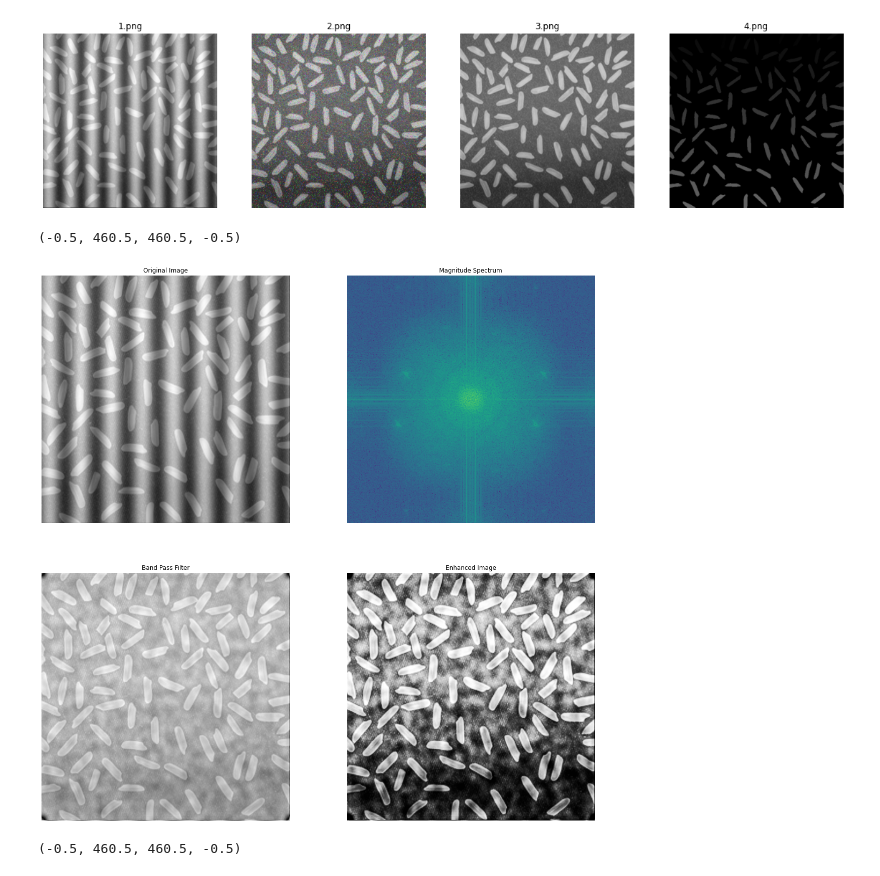
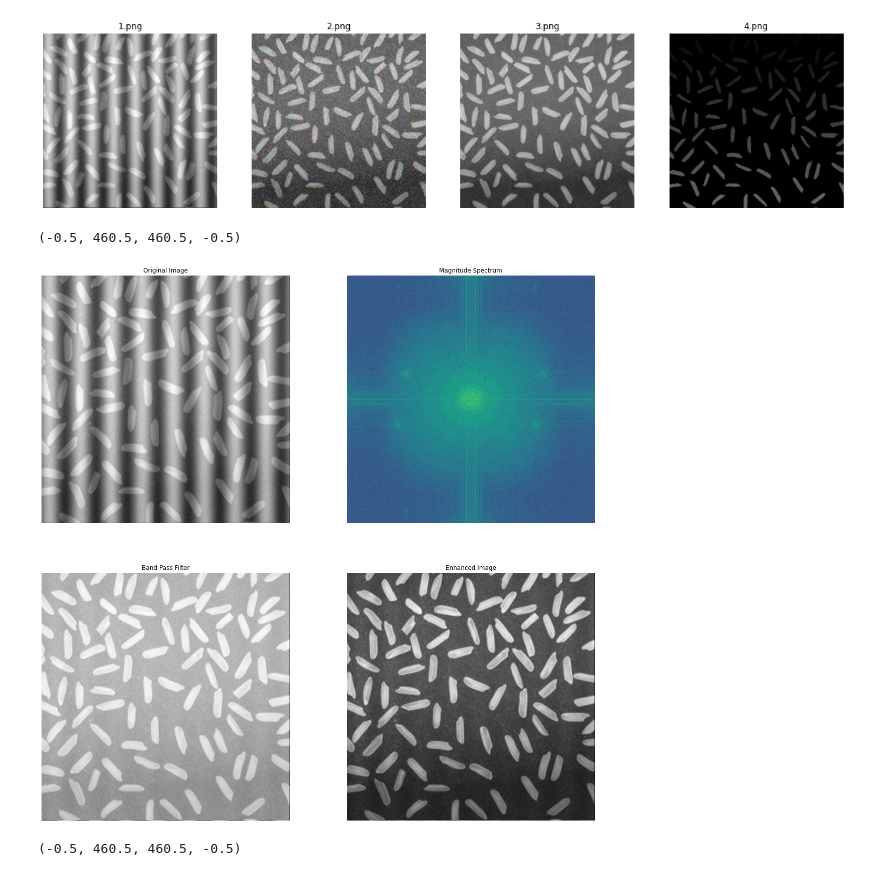
Before and after one commit to dominhkhoi2002/RiceCounting, a Jupyter notebook: Ex1/Ex1.ipynb, the cells around one changed output. Saved outputs shown, nothing was run; the diff lists cells and outputs as text; code cells hidden in the pictures.

```diff
--- a/Ex1/Ex1.ipynb
+++ b/Ex1/Ex1.ipynb
@@ -42,46 +42,40 @@ def bandpass_filter(img):
 
     for i in range(fshift.shape[0]):
         for j in range(fshift.shape[1]):
-            if i>fshift.shape[0]/4 and j>fshift.shape[1]/4 and fshift[i,j]>avg**2 and fshift[i,j]<max:
+            if i>fshift.shape[0]/4 and j>fshift.shape[1]/4 and fshift[i,j]>max/100 and fshift[i,j]<max:
                 fshift[i,j] = 0
     f_ishift = np.fft.ifftshift(fshift)
     img_back = np.fft.ifft2(f_ishift)
     img_back = np.abs(img_back)
     return img_back
 img2 = bandpass_filter(img1)
 #gamma correction
 def gamma_correction(img,gamma):
     img = img/(255)
     img = img**(1/gamma)
     return img
-#contrast
-def histogram_equalization(img):
-    img = img*255
-    img = img.astype(np.uint8)
-    img = cv2.equalizeHist(img)
-    return img
+
 img3 = gamma_correction(img2,0.3)
-img3 = histogram_equalization(img3)
 fig = plt.figure(figsize=(20,20))
 fig.add_subplot(2,2,1)
 plt.imshow(img)
 plt.title('Original Image')
 plt.axis('off')
 fig.add_subplot(2,2,2)
 plt.imshow(magnitude_spectrum)
 plt.title('Magnitude Spectrum')
 plt.axis('off')
 fig.add_subplot(2,2,3)
 plt.imshow(img2,cmap= 'gray')
 plt.title('Band Pass Filter')
 plt.axis('off')
 fig.add_subplot(2,2,4)
 plt.imshow(img3, cmap='gray')
 plt.title('Enhanced Image')
 plt.axis('off')
 # %% [output]
 (-0.5, 460.5, 460.5, -0.5)
-[figure, old version]
+[figure, new version]
 # %%
 #2.PNG
 #median filter
```
